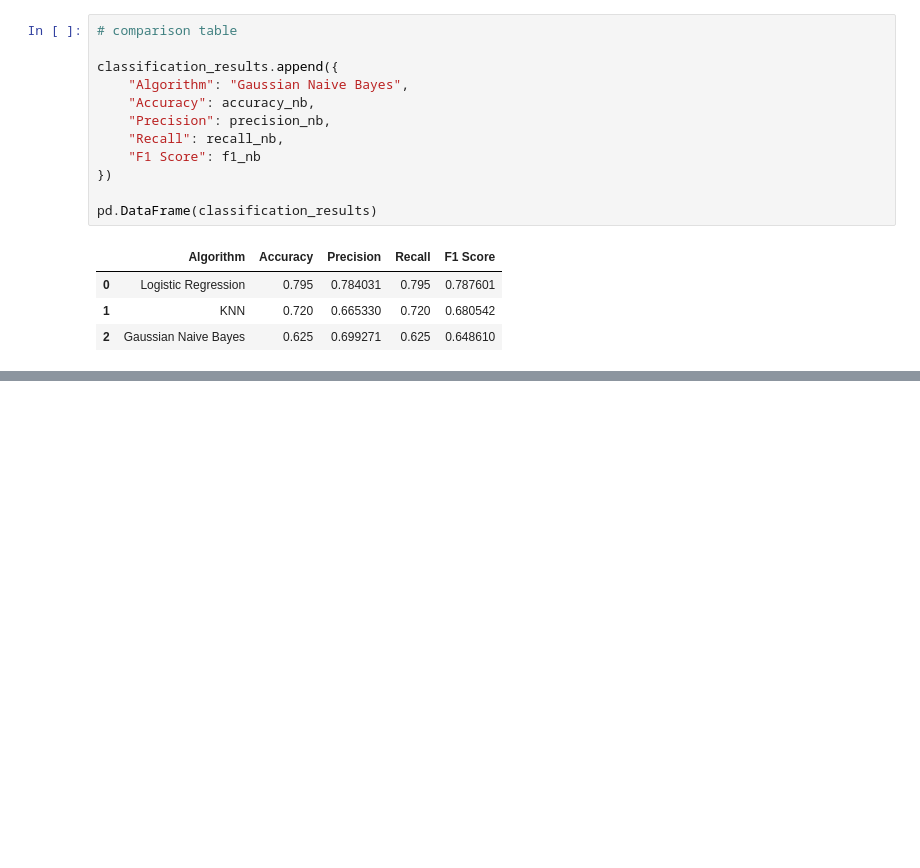
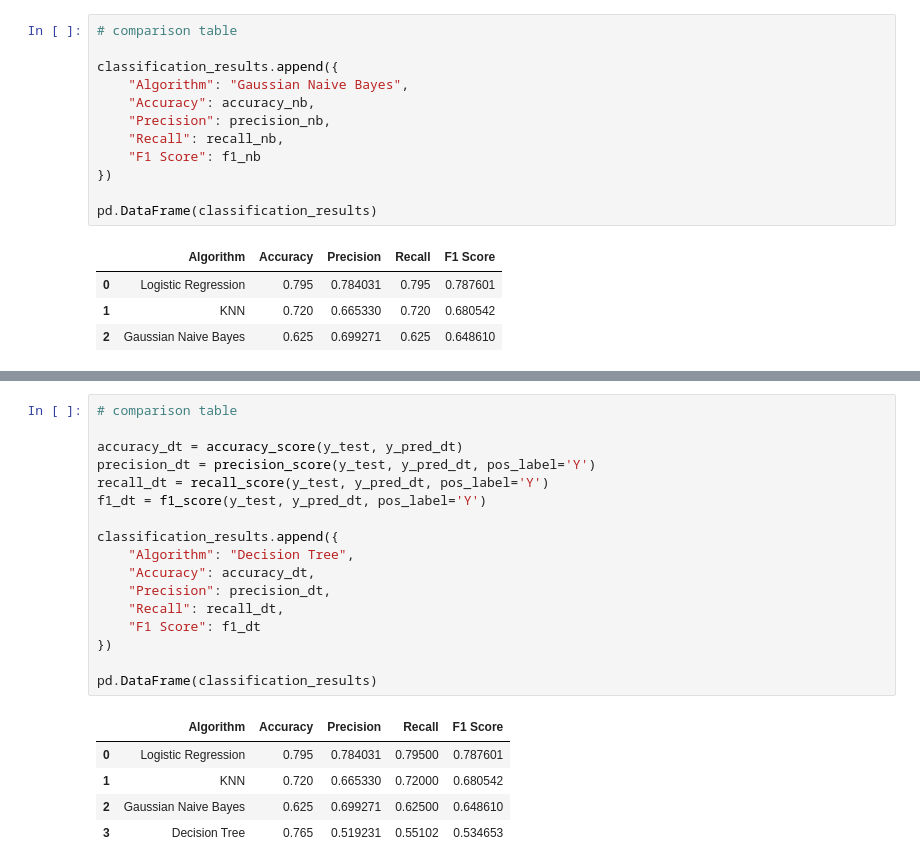
Before and after one commit to TejhashwiniCB/23CSE301-ML-Capstone, a Jupyter notebook: notebooks/classification.ipynb, the cells around one changed output, grey strips where cells are left out. Drawn from its saved outputs; the diff is of its cells as text; blank space fills up the shorter version.

```diff
--- a/notebooks/classification.ipynb
+++ b/notebooks/classification.ipynb
@@ -1200,0 +1293,23 @@ pd.DataFrame(classification_results)
+# %%
+# comparison table
+
+accuracy_dt = accuracy_score(y_test, y_pred_dt)
+precision_dt = precision_score(y_test, y_pred_dt, pos_label='Y')
+recall_dt = recall_score(y_test, y_pred_dt, pos_label='Y')
+f1_dt = f1_score(y_test, y_pred_dt, pos_label='Y')
+
+classification_results.append({
+    "Algorithm": "Decision Tree",
+    "Accuracy": accuracy_dt,
+    "Precision": precision_dt,
+    "Recall": recall_dt,
+    "F1 Score": f1_dt
+})
+
+pd.DataFrame(classification_results)
+# %% [output]
+|  | Algorithm | Accuracy | Precision | Recall | F1 Score |
+| 0 | Logistic Regression | 0.795 | 0.784031 | 0.79500 | 0.787601 |
+| 1 | KNN | 0.720 | 0.665330 | 0.72000 | 0.680542 |
+| 2 | Gaussian Naive Bayes | 0.625 | 0.699271 | 0.62500 | 0.648610 |
+| 3 | Decision Tree | 0.765 | 0.519231 | 0.55102 | 0.534653 |
```
Also changed, not shown: parts of 12 cells of this notebook.
